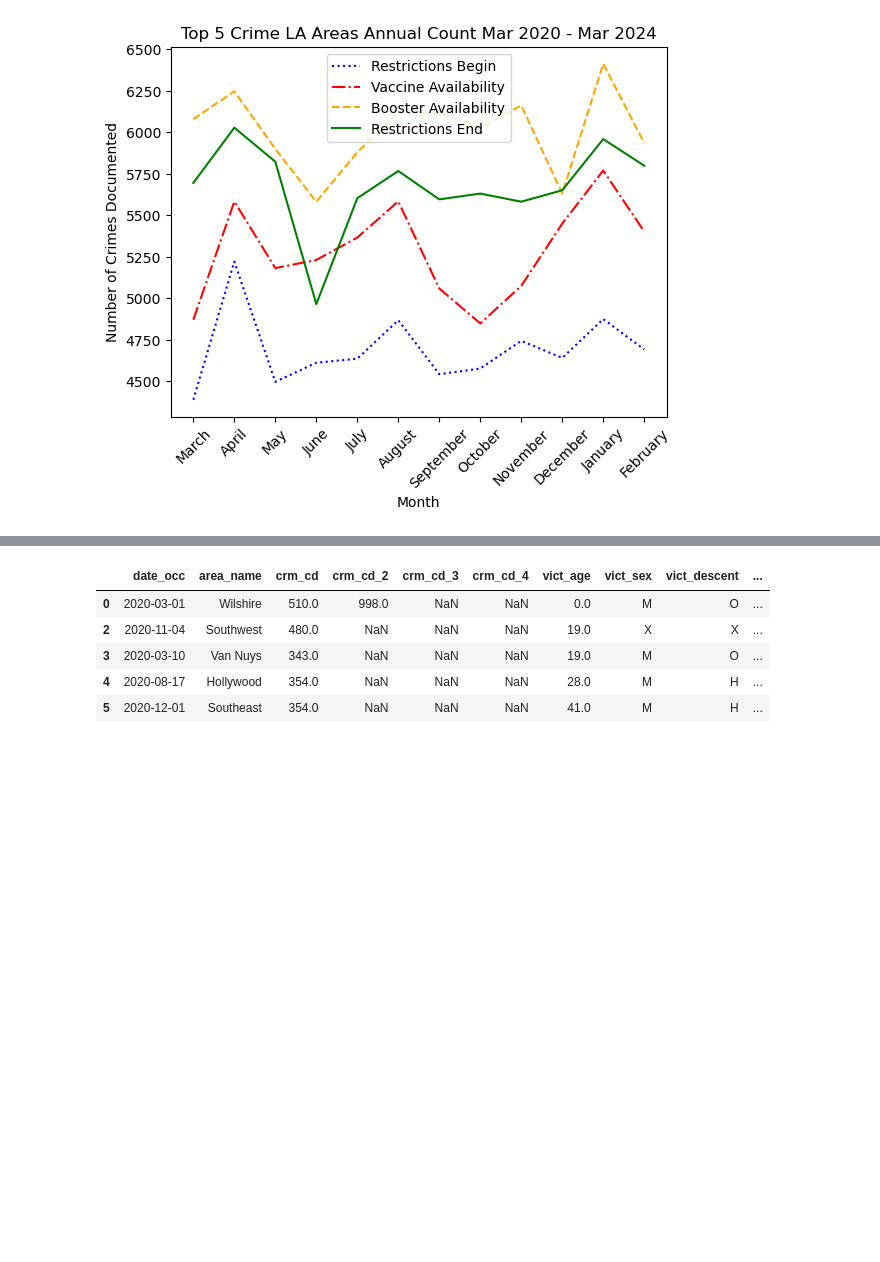
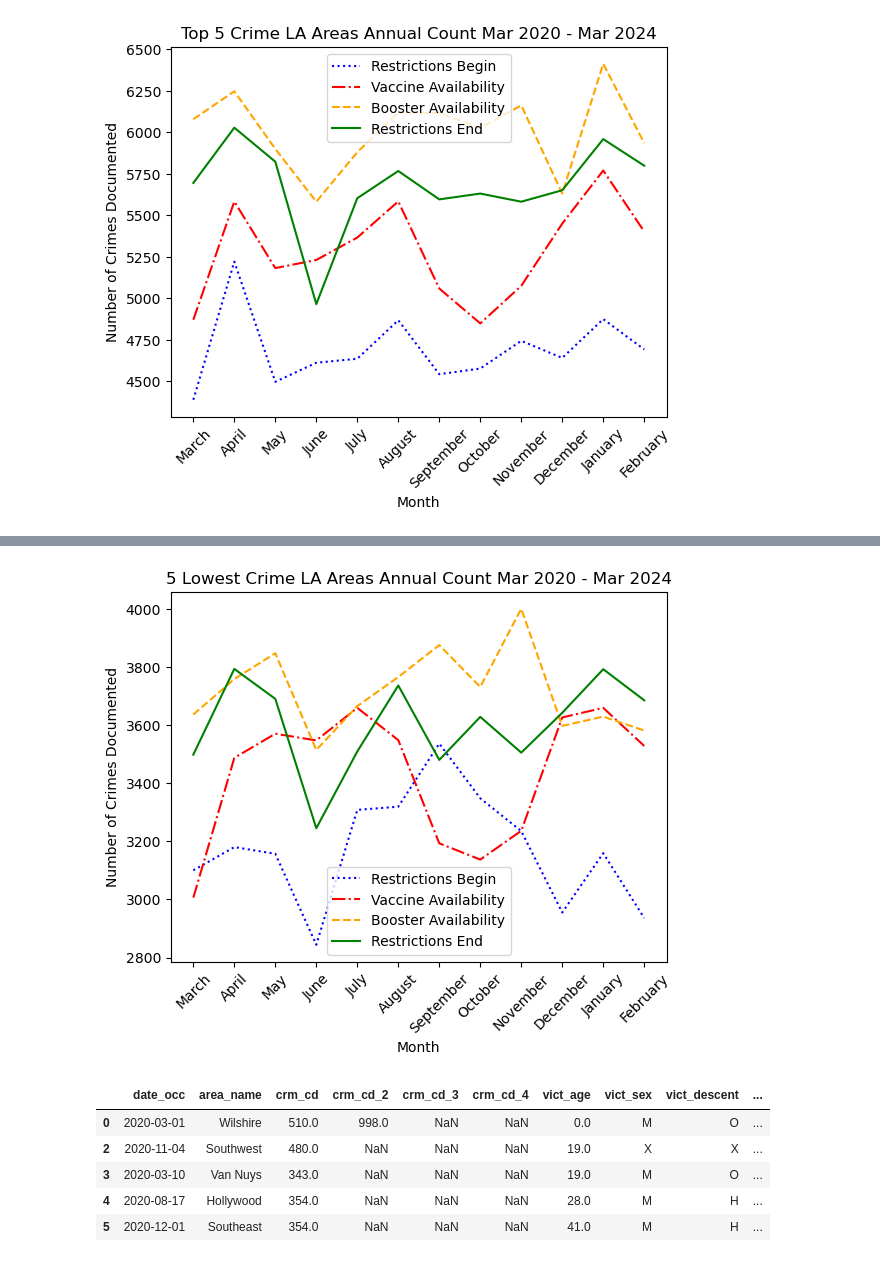
Before and after one commit to wiseorcool/Project-1-Team-4, a Jupyter notebook: 14042024_P1 YS/Project-1-Team-4-Brendan-s-Branch/April 10th Initial Graphs/Working_Refined_ish.ipynb, the cells around one changed output, grey strips where cells are left out. Drawn from its saved outputs; the diff is of its cells as text; code cells hidden in the pictures; blank space fills up the shorter version.

Commit message:
finalized graphs created

```diff
--- a/14042024_P1 YS/Project-1-Team-4-Brendan-s-Branch/April 10th Initial Graphs/Working_Refined_ish.ipynb
+++ b/14042024_P1 YS/Project-1-Team-4-Brendan-s-Branch/April 10th Initial Graphs/Working_Refined_ish.ipynb
@@ -2305,3 +2725,31 @@ plt.show()
+# %%
+b2021 = b2021df.groupby(["Month"])["date_occ"].count().reset_index(name="Total Counts")
+b2122 = b2122df.groupby(["Month"])["date_occ"].count().reset_index(name="Total Counts")
+b2223 = b2223df.groupby(["Month"])["date_occ"].count().reset_index(name="Total Counts")
+b2324 = b2324df.groupby(["Month"])["date_occ"].count().reset_index(name="Total Counts")
+# %%
+xb1= ["March", "April", "May", "June", "July", "August", "September", "October", "November", "December", "January", "February"]
+yb1=b2021["Total Counts"]
+yb2=b2122["Total Counts"]
+yb3=b2223["Total Counts"]
+yb4=b2324["Total Counts"]
+
+plt.plot(xb1,yb1, color='blue', linestyle='dotted', label="Restrictions Begin")
+plt.plot(xb1,yb2, color='red', linestyle='dashdot', label="Vaccine Availability")
+plt.plot(xb1,yb3, color='orange', linestyle='dashed', label="Booster Availability")
+plt.plot(xb1,yb4, color='green', linestyle='solid', label="Restrictions End")
+plt.xticks(rotation=45)
+plt.xlabel("Month")
+plt.ylabel("Number of Crimes Documented")
+
+plt.legend(loc='best')
+plt.tight_layout
+
+plt.title("5 Lowest Crime LA Areas Annual Count Mar 2020 - Mar 2024")
+#plt.savefig("top5_Total_Vs_Year.pdf", bbox_inches="tight")
+plt.show()
+# %% [output]
+[figure, added]
 # %%
 combodata.head()
 # %% [output]
```
Also changed, not shown: parts of 8 cells of this notebook.
